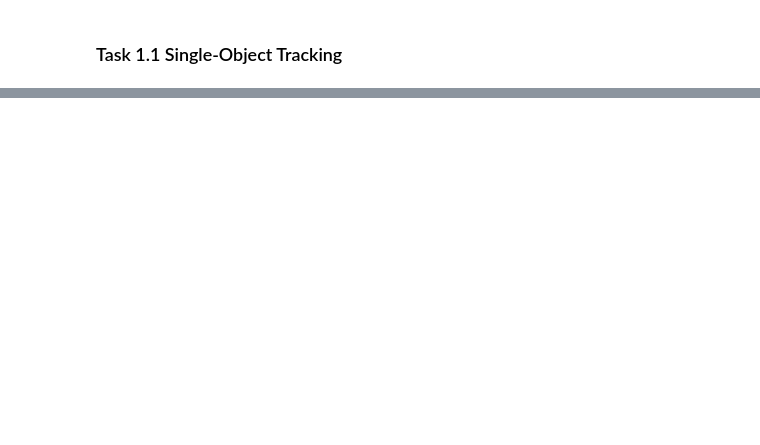
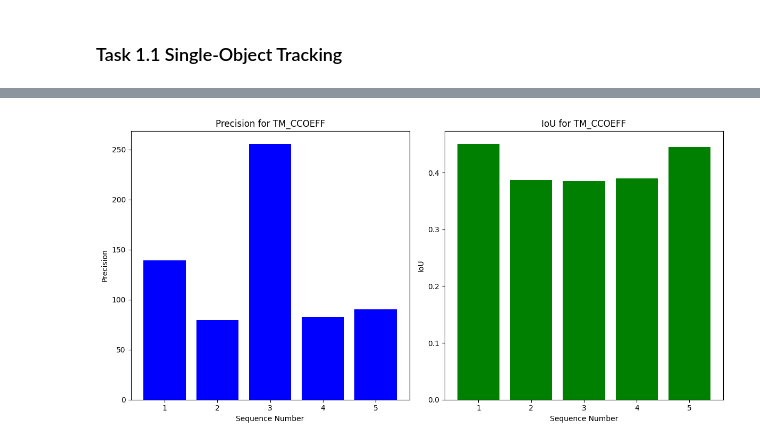
Before and after one commit to ansemin/Object-Tracking-, a Jupyter notebook: task1.ipynb, the cells around one changed output, grey strips where cells are left out. Cells and saved outputs as stored; diff of their text form; code cells hidden in the pictures; blank space fills up the shorter version.

```diff
--- a/task1.ipynb
+++ b/task1.ipynb
@@ -78,0 +196,82 @@ Visualise the results as well.
+# %%
+def read_bounding_boxes(file_path):
+    with open(file_path, 'r') as file:
+        return [tuple(map(int, line.strip().split(','))) for line in file]
+
+def calculate_iou(box1, box2):
+    x_left = max(box1[0], box2[0])
+    y_top = max(box1[1], box2[1])
+    x_right = min(box1[0]+box1[2], box2[0]+box2[2])
+    y_bottom = min(box1[1]+box1[3], box2[1]+box2[3])
+
+    if x_right < x_left or y_bottom < y_top:
+        return 0.0
+
+    intersection_area = (x_right - x_left) * (y_bottom - y_top)
+    bb1_area = box1[2] * box1[3]
+    bb2_area = box2[2] * box2[3]
+    iou = intersection_area / float(bb1_area + bb2_area - intersection_area)
+    return iou
+
+def calculate_precision(gt_box, pred_box):
+    gt_center = np.array([gt_box[0] + gt_box[2] / 2, gt_box[1] + gt_box[3] / 2])
+    pred_center = np.array([pred_box[0] + pred_box[2] / 2, pred_box[1] + pred_box[3] / 2])
+    return np.linalg.norm(gt_center - pred_center)
+
+base_dir = 'data/Task 1'
+method_names = ['TM_CCOEFF', 'TM_CCOEFF_NORMED', 'TM_CCORR_NORMED', 'TM_SQDIFF', 'TM_SQDIFF_NORMED']
+
+overall_precision = {method: [] for method in method_names}
+overall_iou = {method: [] for method in method_names}
+
+for seq_num in range(1, 6):
+    sequence_folder = f'seq_{seq_num}'
+    ground_truth_path = os.path.join(base_dir, sequence_folder, 'groundtruth.txt')
+    ground_truth_boxes = read_bounding_boxes(ground_truth_path)
+
+    for method in method_names:
+        result_path = os.path.join(base_dir, sequence_folder, f'match_{method}', f"results_{method}.txt")
+        if not os.path.exists(result_path):
+            print(f"File not found: {result_path}")
+            continue
+        method_boxes = read_bounding_boxes(result_path)
+
+        precision_accumulator = []
+        iou_accumulator = []
+
+        for gt_box, pred_box in zip(ground_truth_boxes, method_boxes):
+            precision = calculate_precision(gt_box, pred_box)
+            iou = calculate_iou(gt_box, pred_box)
+
+            precision_accumulator.append(precision)
+            iou_accumulator.append(iou)
+
+        avg_precision = np.mean(precision_accumulator)
+        avg_iou = np.mean(iou_accumulator)
+
+        overall_precision[method].append(avg_precision)
+        overall_iou[method].append(avg_iou)
+
+        print(f"Sequence {seq_num}, Method {method}: Average Precision = {avg_precision:.2f}, Average IoU = {avg_iou:.2f}")
+
+for method in method_names:
+    avg_precision = np.mean(overall_precision[method])
+    avg_iou = np.mean(overall_iou[method])
+    print(f"Method {method}: Overall Average Precision = {avg_precision:.2f}, Overall Average IoU = {avg_iou:.2f}")
+
+    plt.figure(figsize=(12, 6))
+    plt.subplot(1, 2, 1)
+    plt.bar(range(1, 6), overall_precision[method], color='blue')
+    plt.title(f"Precision for {method}")
+    plt.xlabel("Sequence Number")
+    plt.ylabel("Precision")
+
+    plt.subplot(1, 2, 2)
+    plt.bar(range(1, 6), overall_iou[method], color='green')
+    plt.title(f"IoU for {method}")
+    plt.xlabel("Sequence Number")
+    plt.ylabel("IoU")
+
+    plt.tight_layout()
+    plt.show()
+# %% [output]
@@ -78,0 +295 @@ Visualise the results as well.
+[figure, added]
```
Also changed, not shown: parts of 25 cells of this notebook.
